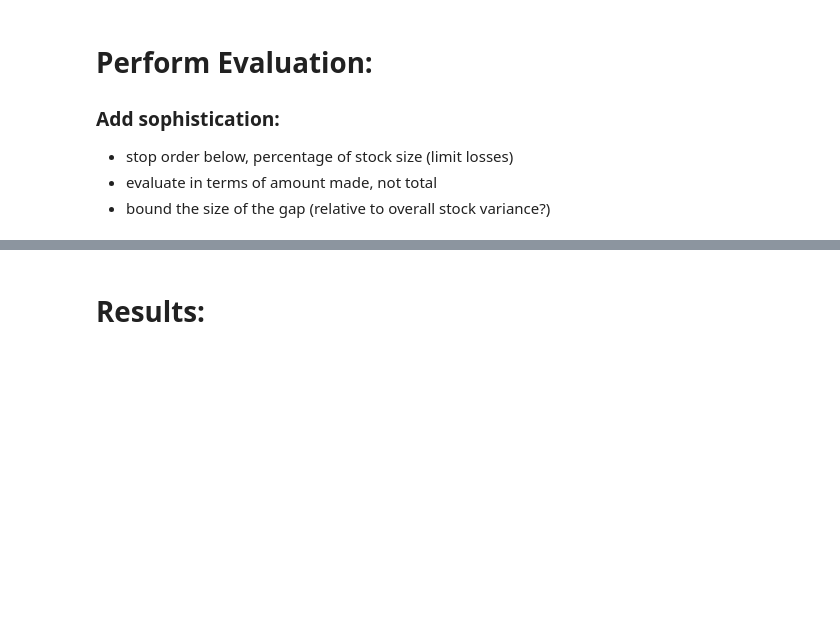
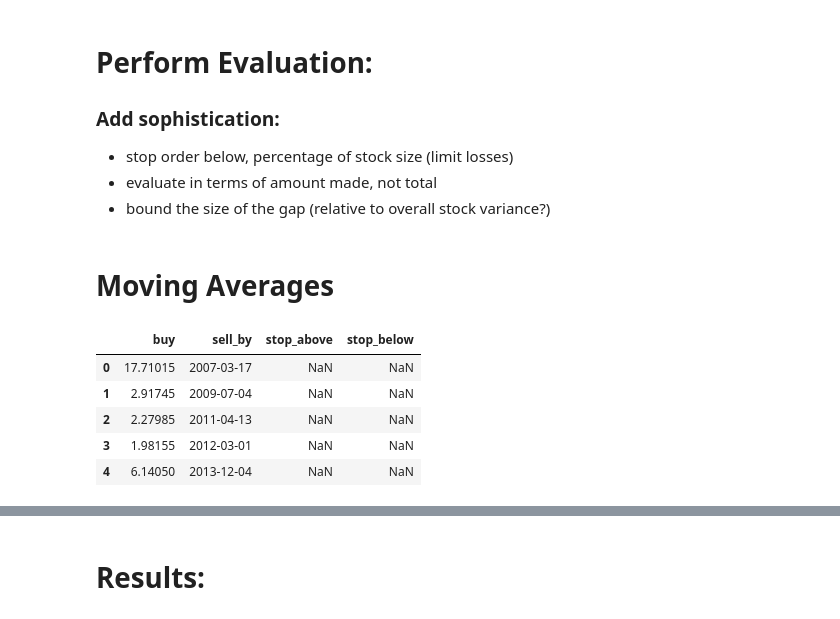
Before and after one commit to jayhack/N472JW, a Jupyter notebook: Exploration.ipynb, the cells around one changed output, grey strips where cells are left out. Saved outputs shown, nothing was run; the diff lists cells and outputs as text; code cells hidden in the pictures; blank space fills up the shorter version.

```diff
--- a/Exploration.ipynb
+++ b/Exploration.ipynb
@@ -71,3 +42,19 @@ def simulate(data, metric):
 - stop order below, percentage of stock size (limit losses)
 - evaluate in terms of amount made, not total
 - bound the size of the gap (relative to overall stock variance?)
+# %% [markdown]
+# Moving Averages
+# %%
+from n472jw.metrics.moving_average_metrics import CrossingMovingAverages
+
+ticker, data = get_random_ticker()
+mametric = CrossingMovingAverages()
+orders = mametric.transform(data)
+orders.head()
+# %% [output]
+|  | buy | sell_by | stop_above | stop_below |
+| 0 | 17.71015 | 2007-03-17 | NaN | NaN |
+| 1 | 2.91745 | 2009-07-04 | NaN | NaN |
+| 2 | 2.27985 | 2011-04-13 | NaN | NaN |
+| 3 | 1.98155 | 2012-03-01 | NaN | NaN |
+| 4 | 6.14050 | 2013-12-04 | NaN | NaN |
```
Also changed, not shown: parts of 9 cells of this notebook, 3 other files.
